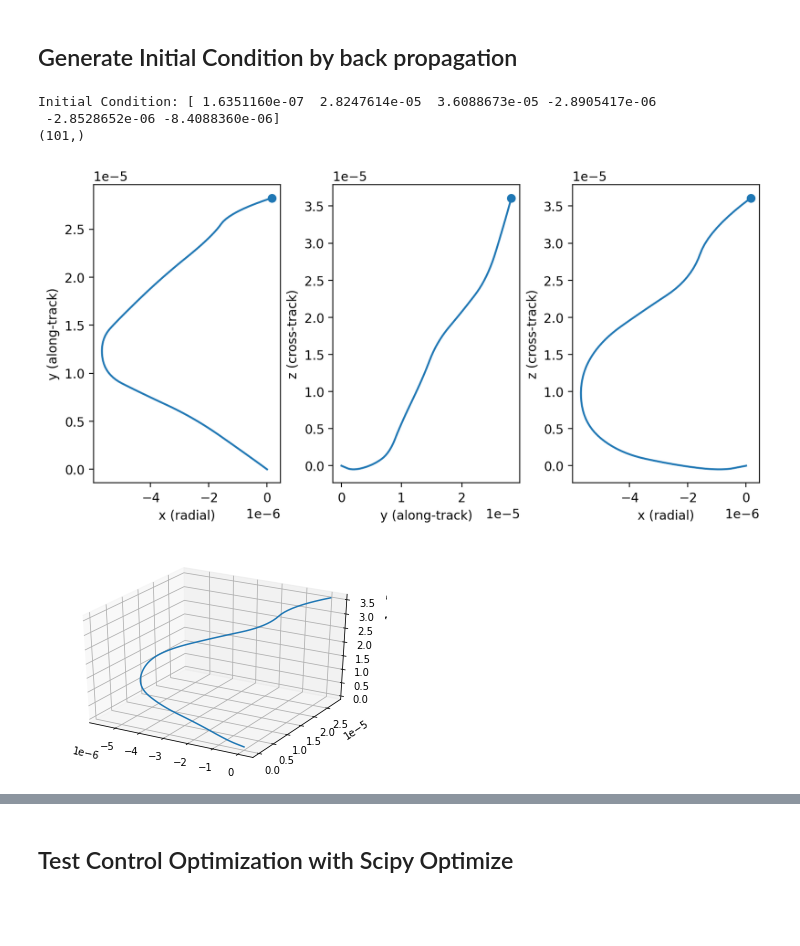
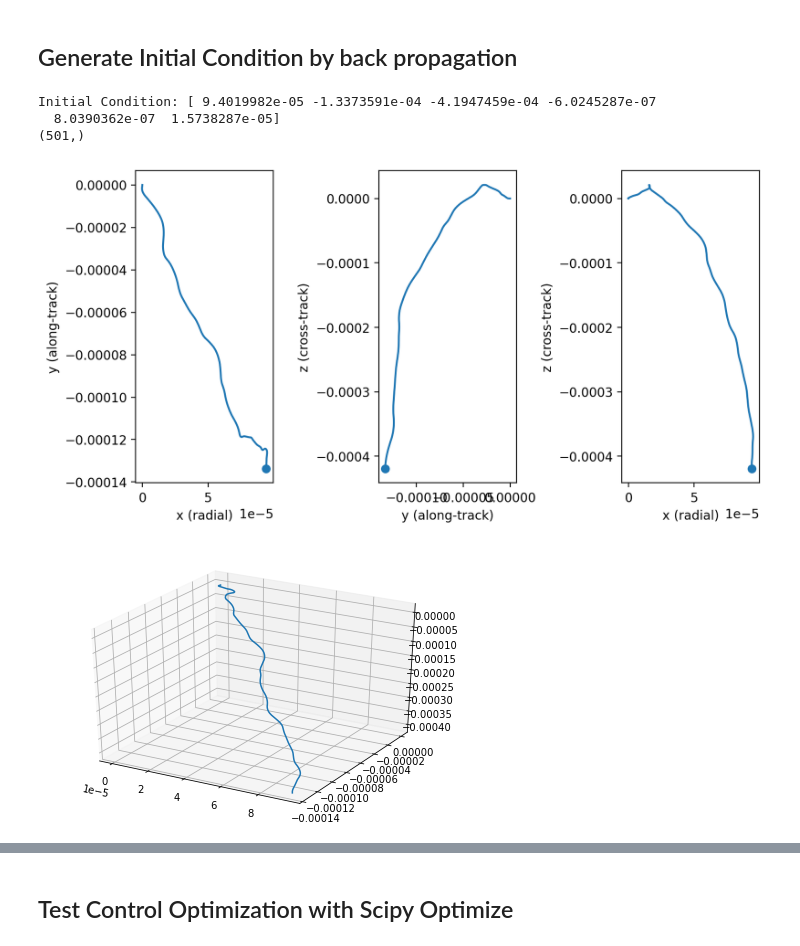
Before and after one commit to kdricemt/AA203_FinalProject, a Jupyter notebook: test_scipy_opt_control.ipynb, the cells around one changed output, grey strips where cells are left out. Drawn from its saved outputs; the diff is of its cells as text; code cells hidden in the pictures; blank space fills up the shorter version.

```diff
--- a/test_scipy_opt_control.ipynb
+++ b/test_scipy_opt_control.ipynb
@@ -98,45 +90,45 @@ fd_relative_4T_back = jax.jit(ct.discretize(ct.relative_dynamics, -dt, params=(G
 # %% [markdown]
 ## Generate Initial Condition by back propagation
 # %%
-Nctrl = 10  # control steps
+Nctrl = 50  # control steps
 control_interval = 10   # apply same ctrl for this step
 Nsteps = Nctrl * control_interval
 
 if dt * Nctrl >= tspan_quarter_periods[-1]:
     print("Final Epoch too large!")
 
 t_final = dt * Nsteps
 
 # define control bounds
 min_T = -250e-3  # N
 max_T = 250e-3 # N
 
 u_min = min_T/MASS_SAT  # m / s
 u_max = max_T/MASS_SAT  # m / s
 
 # propagate the state backwards
 u_random = ct.rand_box_control(np.ones(Nctrl), u_min, u_max).transpose()  # T x 3
 u_mat_rep = np.repeat(u_random, control_interval, axis=0)   # (intervalxT) x 3
 u_random_rep = u_mat_rep.flatten()
 
 state_init = np.zeros(6)
 states_feasible = np.zeros((6, Nsteps+1))
 
 states_feasible[:,-1] = state_init
 
 for i in range(Nsteps):
     current_t = dt * (Nsteps-i)
     state_init = fd_relative_4T_back(state_init, current_t, u_mat_rep[Nsteps-1-i, :])
     states_feasible[:, Nsteps-1-i] = state_init
 
 print("Initial Condition:", state_init)
 ct.plot_control_trajectory(states_feasible)
 # %% [output]
-Initial Condition: [ 1.6351160e-07  2.8247614e-05  3.6088673e-05 -2.8905417e-06
- -2.8528652e-06 -8.4088360e-06]
-(101,)
+Initial Condition: [ 9.4019982e-05 -1.3373591e-04 -4.1947459e-04 -6.0245287e-07
+  8.0390362e-07  1.5738287e-05]
+(501,)
-[figure, old version]
+[figure, new version]
-[figure, old version]
+[figure, new version]
 # %%
 # Forward Propagate the trajectory for check
 t_prop = np.arange(0, t_final, dt)
```
Also changed, not shown: parts of 14 cells of this notebook, 9 other files.
